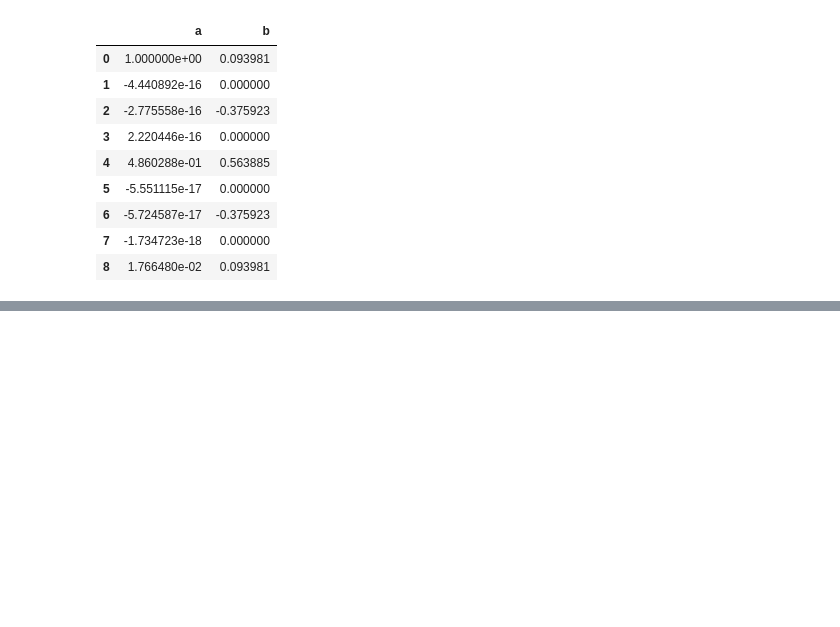
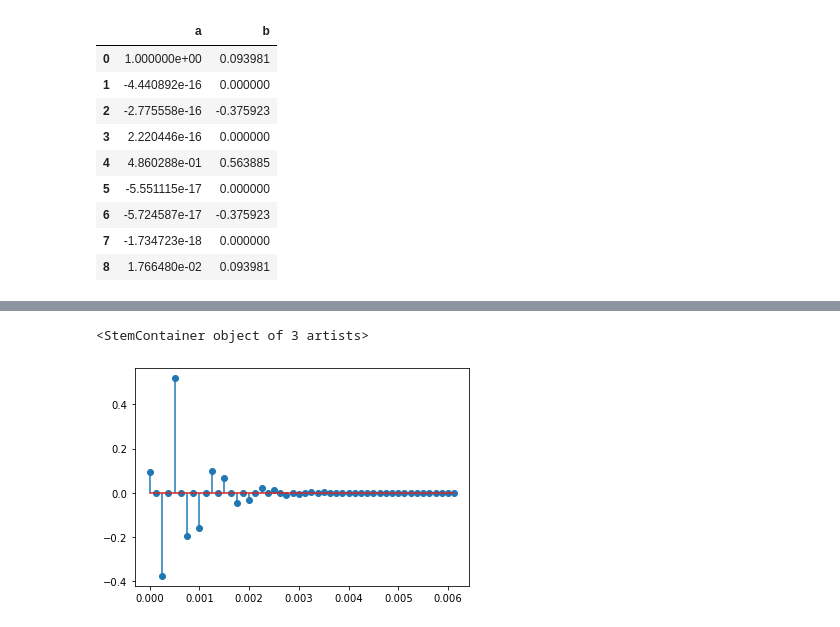
Before and after one commit to ramzibaaguigui/tp_tsg, a Jupyter notebook: notebook/baaguigui_bekkar_tp_tsg.ipynb, the cells around one changed output, grey strips where cells are left out. Saved outputs shown, nothing was run; the diff lists cells and outputs as text; code cells hidden in the pictures; blank space fills up the shorter version.

```diff
--- a/notebook/baaguigui_bekkar_tp_tsg.ipynb
+++ b/notebook/baaguigui_bekkar_tp_tsg.ipynb
@@ -122,0 +155,7 @@ f.display_normalized_freqs()
+# %%
+t, imp = f.generate_impulse_response(50)
+
+plt.stem(t, imp)
+# %% [output]
+<StemContainer object of 3 artists>
+[figure, added]
```
Also changed, not shown: parts of 8 cells of this notebook.
